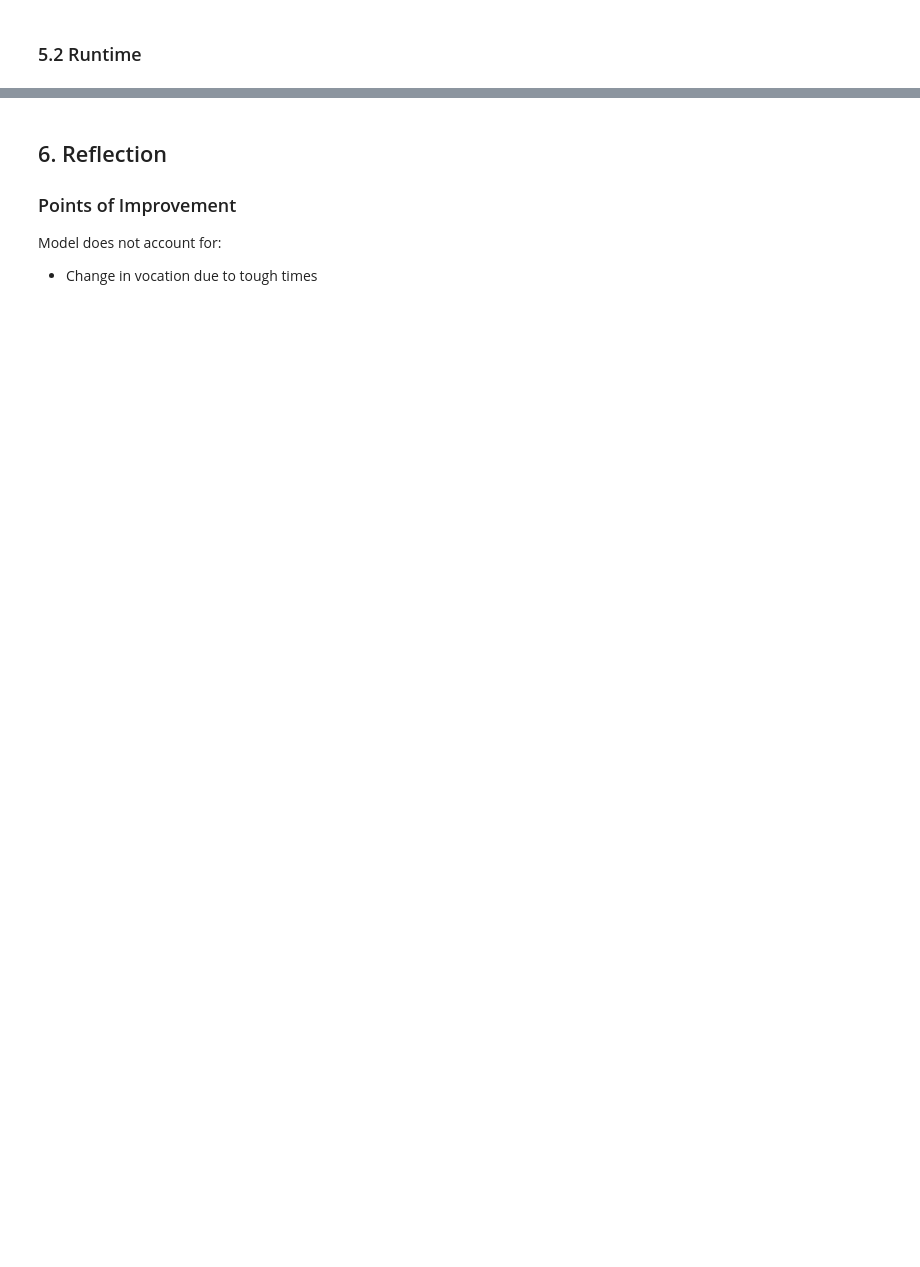
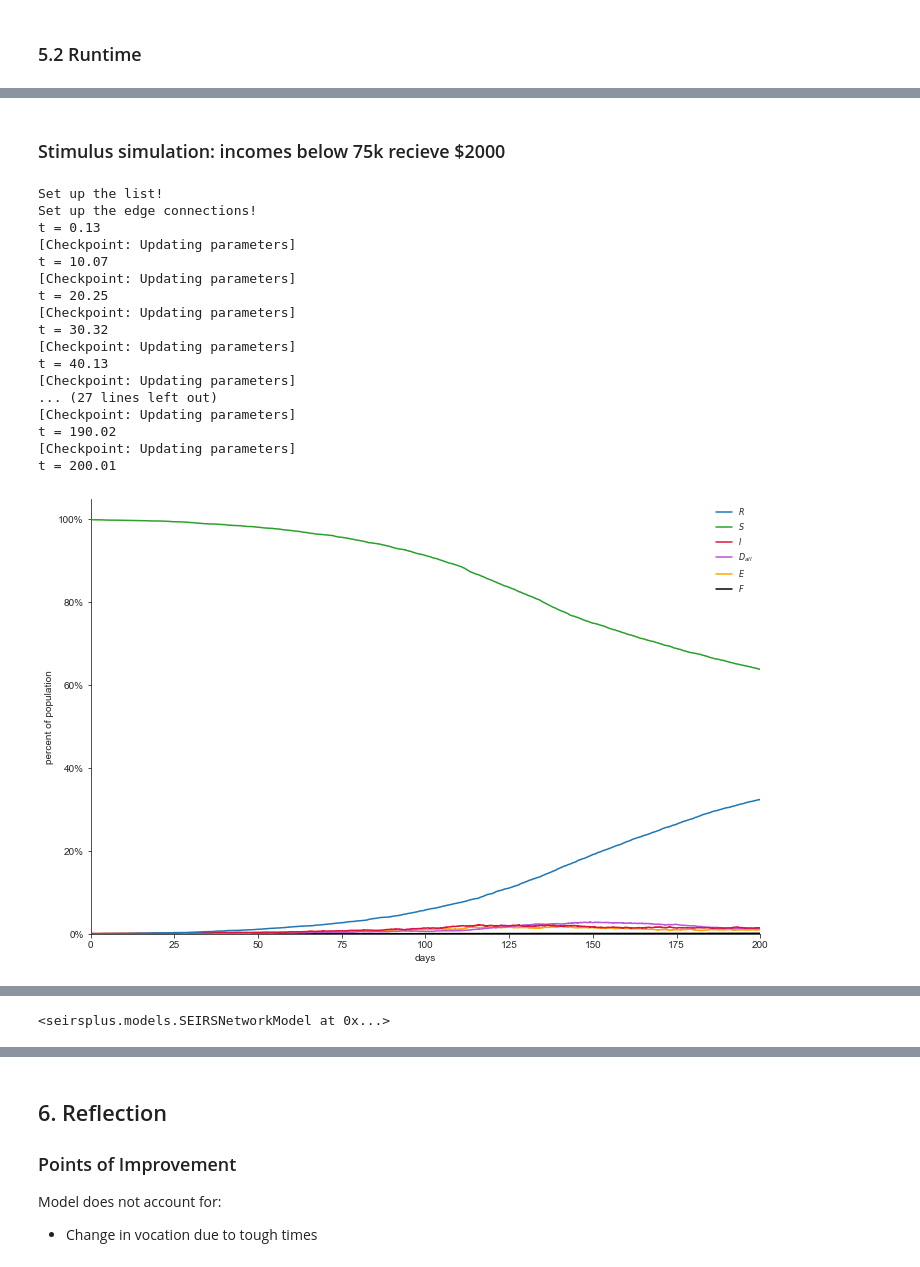
Before and after one commit to zb3qk/Social-Distancing-By-Occupation, a Jupyter notebook: buildData.ipynb, the cells around one changed output, grey strips where cells are left out. Drawn from its saved outputs; the diff is of its cells as text; code cells hidden in the pictures; blank space fills up the shorter version.

```diff
--- a/buildData.ipynb
+++ b/buildData.ipynb
@@ -482,0 +524,23 @@ t = 100.01
+# %% [markdown]
+### Stimulus simulation: incomes below 75k recieve $2000
+# %%
+runSimulationStimulus(200, 75000, 2000)
+# %% [output]
+Set up the list!
+Set up the edge connections!
+t = 0.13
+[Checkpoint: Updating parameters]
+t = 10.07
+[Checkpoint: Updating parameters]
+t = 20.25
+[Checkpoint: Updating parameters]
+t = 30.32
+[Checkpoint: Updating parameters]
+t = 40.13
+[Checkpoint: Updating parameters]
+... (27 lines left out)
+[Checkpoint: Updating parameters]
+t = 190.02
+[Checkpoint: Updating parameters]
+t = 200.01
+[figure, added]
@@ -482,0 +548 @@ t = 100.01
+<seirsplus.models.SEIRSNetworkModel at 0x...>
```
Also changed, not shown: parts of 25 cells of this notebook, 9 other files.
